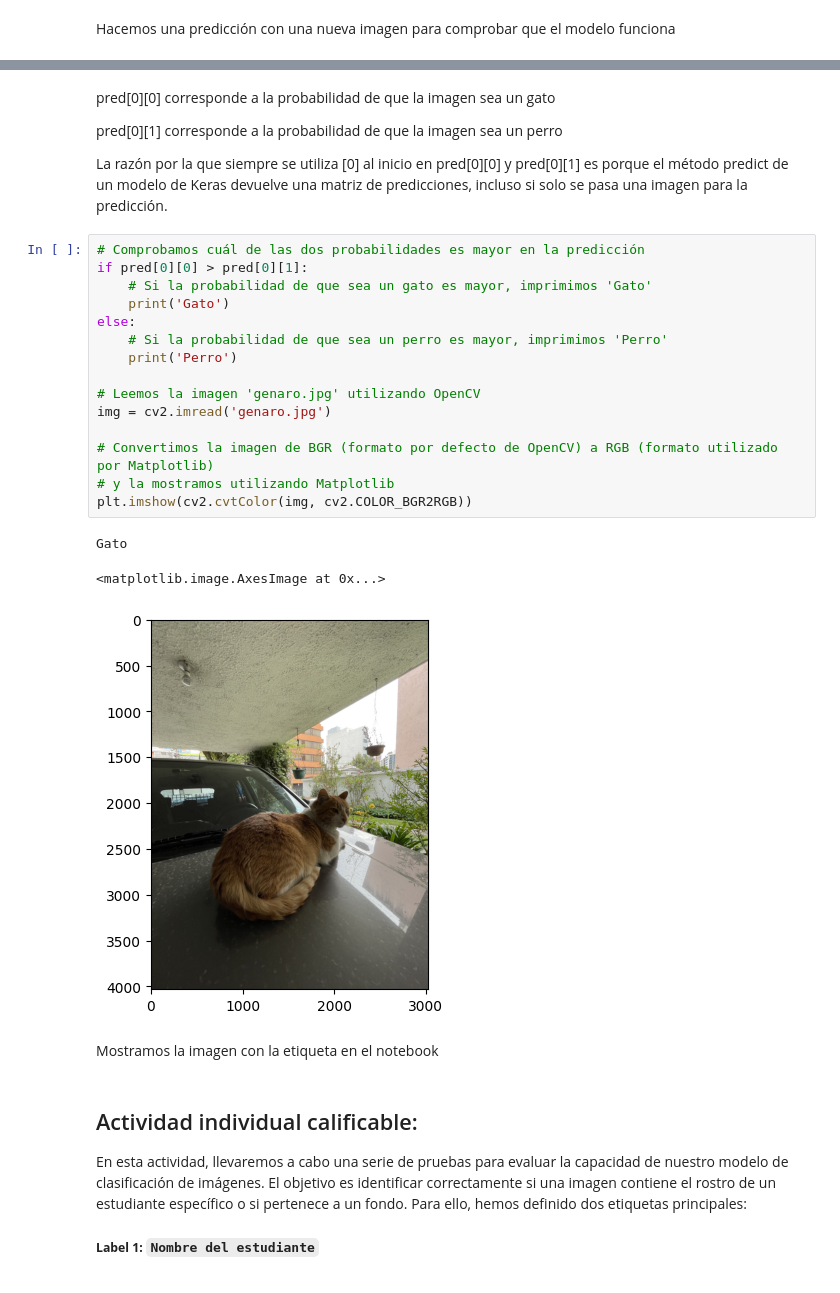
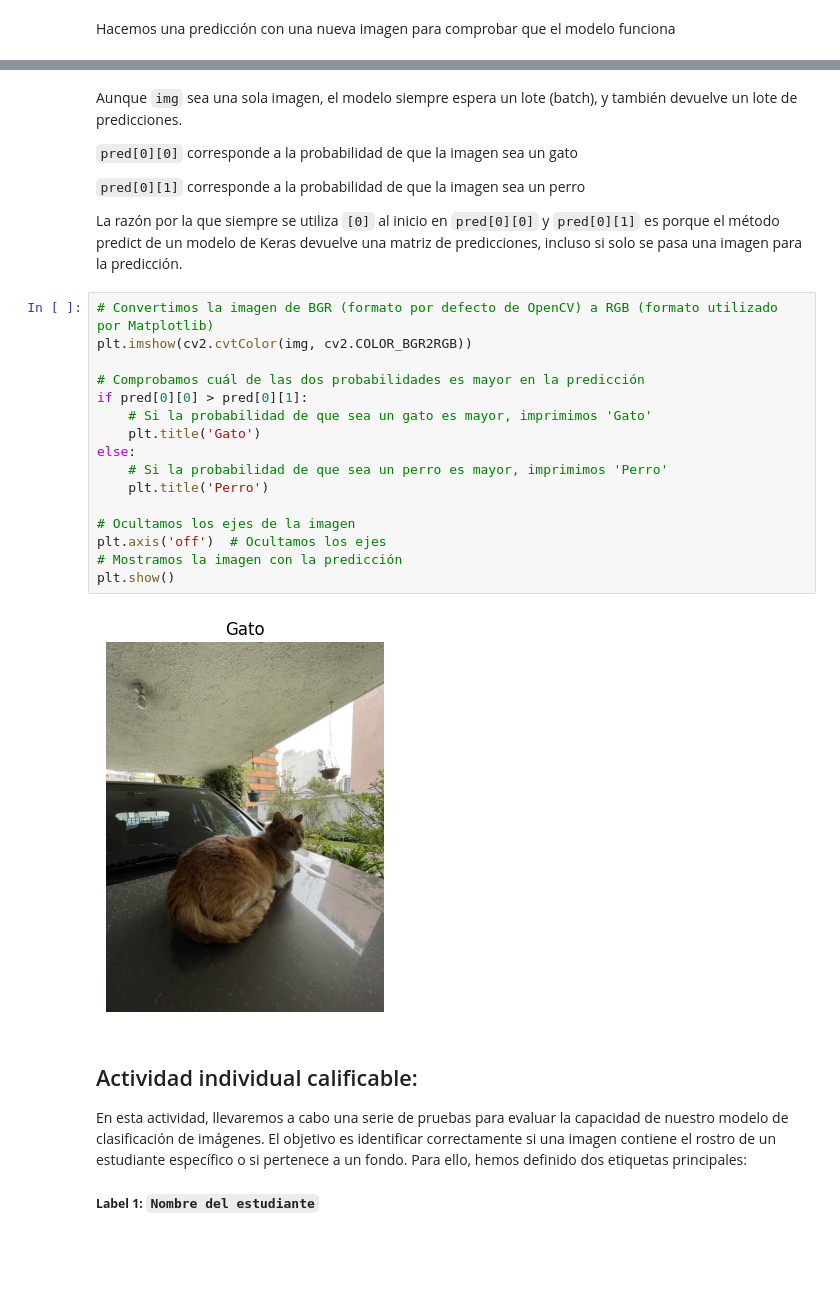
Before and after one commit to eugeniomorocho/Notebooks_ArtificialIntelligence, a Jupyter notebook: 5. Computer Vision/Image classification/Clasificacion_imagenes_perros_gatos_VGG-16_transfer_learning.ipynb, the cells around one changed output, grey strips where cells are left out. Drawn from its saved outputs; the diff is of its cells as text; blank space fills up the shorter version.

Commit message:
print VGG prediction as an image title

```diff
--- a/5. Computer Vision/Image classification/Clasificacion_imagenes_perros_gatos_VGG-16_transfer_learning.ipynb
+++ b/5. Computer Vision/Image classification/Clasificacion_imagenes_perros_gatos_VGG-16_transfer_learning.ipynb
@@ -217,31 +229,30 @@ print(pred)
 [[1. 0.]]
 # %% [markdown]
-pred[0][0] corresponde a la probabilidad de que la imagen sea un gato
+Aunque `img` sea una sola imagen, el modelo siempre espera un lote (batch), y también devuelve un lote de predicciones.
 
-pred[0][1] corresponde a la probabilidad de que la imagen sea un perro
+`pred[0][0]` corresponde a la probabilidad de que la imagen sea un gato
 
-La razón por la que siempre se utiliza [0] al inicio en pred[0][0] y pred[0][1] es porque el método predict de un modelo de Keras devuelve una matriz de predicciones, incluso si solo se pasa una imagen para la predicción.
+`pred[0][1]` corresponde a la probabilidad de que la imagen sea un perro
+
+La razón por la que siempre se utiliza `[0]` al inicio en `pred[0][0]` y `pred[0][1]` es porque el método predict de un modelo de Keras devuelve una matriz de predicciones, incluso si solo se pasa una imagen para la predicción.
 # %%
+# Convertimos la imagen de BGR (formato por defecto de OpenCV) a RGB (formato utilizado por Matplotlib)
+plt.imshow(cv2.cvtColor(img, cv2.COLOR_BGR2RGB))
+
 # Comprobamos cuál de las dos probabilidades es mayor en la predicción
 if pred[0][0] > pred[0][1]:
     # Si la probabilidad de que sea un gato es mayor, imprimimos 'Gato'
-    print('Gato')
+    plt.title('Gato')
 else:
     # Si la probabilidad de que sea un perro es mayor, imprimimos 'Perro'
-    print('Perro')
+    plt.title('Perro')
 
-# Leemos la imagen 'genaro.jpg' utilizando OpenCV
-img = cv2.imread('genaro.jpg')
-
-# Convertimos la imagen de BGR (formato por defecto de OpenCV) a RGB (formato utilizado por Matplotlib)
-# y la mostramos utilizando Matplotlib
-plt.imshow(cv2.cvtColor(img, cv2.COLOR_BGR2RGB))
+# Ocultamos los ejes de la imagen
+plt.axis('off')  # Ocultamos los ejes
+# Mostramos la imagen con la predicción
+plt.show()
 # %% [output]
-Gato
-<matplotlib.image.AxesImage at 0x...>
-[figure, old version]
+[figure, new version]
-# %% [markdown]
-Mostramos la imagen con la etiqueta en el notebook
 # %% [markdown]
 ## Actividad individual calificable:
 
```
Also changed, not shown: parts of 3 cells of this notebook.
